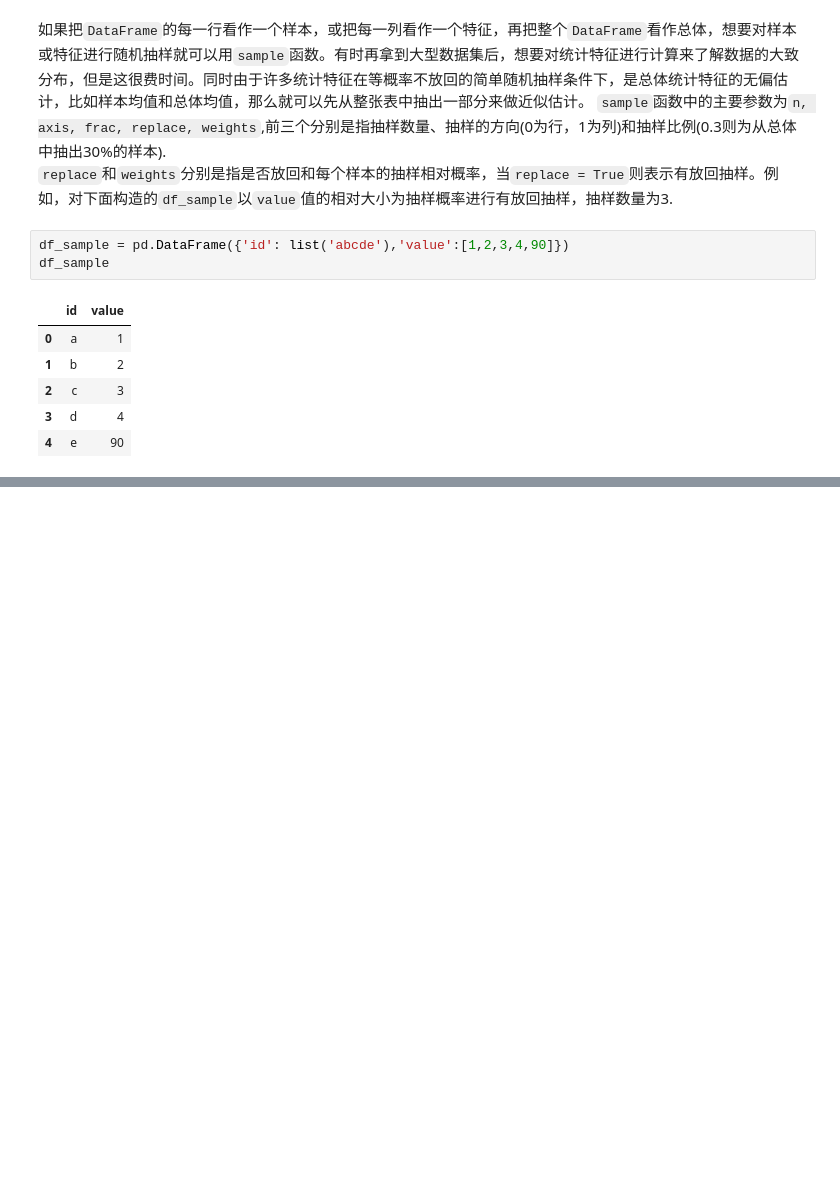
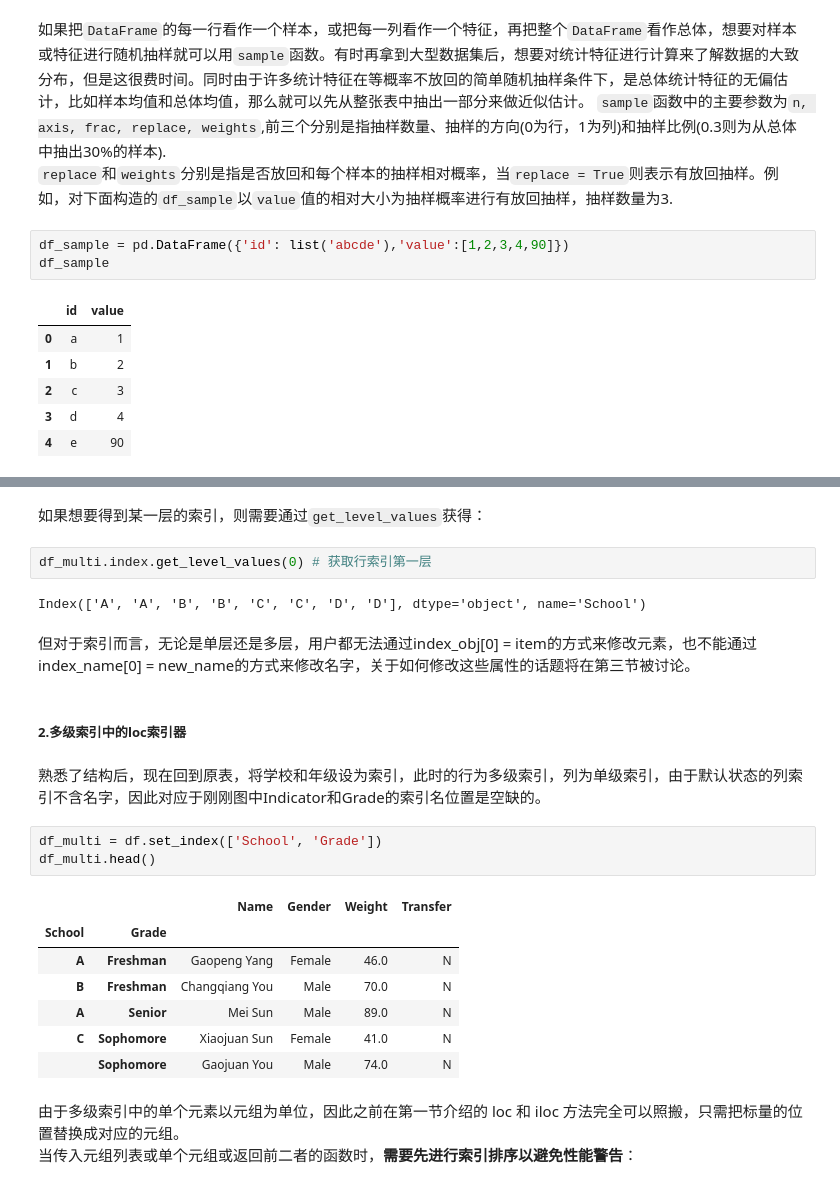
Before and after one commit to Userwzc/Personal_Learning, a Jupyter notebook: Joyful-pandas/3_index/index.ipynb, the cells around one changed output, grey strips where cells are left out. Cells and saved outputs as stored; diff of their text form; blank space fills up the shorter version.

```diff
--- a/Joyful-pandas/3_index/index.ipynb
+++ b/Joyful-pandas/3_index/index.ipynb
@@ -442,0 +492,26 @@ df_sample.sample(n =3, replace = True, weights = df_sample.value)
+# %% [markdown]
+如果想要得到某一层的索引，则需要通过`get_level_values`获得：
+# %%
+df_multi.index.get_level_values(0) # 获取行索引第一层
+# %% [output]
+Index(['A', 'A', 'B', 'B', 'C', 'C', 'D', 'D'], dtype='object', name='School')
+# %% [markdown]
+但对于索引而言，无论是单层还是多层，用户都无法通过index_obj[0] = item的方式来修改元素，也不能通过index_name[0] = new_name的方式来修改名字，关于如何修改这些属性的话题将在第三节被讨论。
+# %% [markdown]
+##### 2.多级索引中的loc索引器
+# %% [markdown]
+熟悉了结构后，现在回到原表，将学校和年级设为索引，此时的行为多级索引，列为单级索引，由于默认状态的列索引不含名字，因此对应于刚刚图中Indicator和Grade的索引名位置是空缺的。
+# %%
+df_multi = df.set_index(['School', 'Grade'])
+df_multi.head()
+# %% [output]
+|  |  | Name | Gender | Weight | Transfer |
+| School | Grade |  |  |  |  |
+| A | Freshman | Gaopeng Yang | Female | 46.0 | N |
+| B | Freshman | Changqiang You | Male | 70.0 | N |
+| A | Senior | Mei Sun | Male | 89.0 | N |
+| C | Sophomore | Xiaojuan Sun | Female | 41.0 | N |
+|  | Sophomore | Gaojuan You | Male | 74.0 | N |
+# %% [markdown]
+由于多级索引中的单个元素以元组为单位，因此之前在第一节介绍的 loc 和 iloc 方法完全可以照搬，只需把标量的位置替换成对应的元组。
+当传入元组列表或单个元组或返回前二者的函数时，**需要先进行索引排序以避免性能警告**：
```
Also changed, not shown: parts of 44 cells of this notebook.
